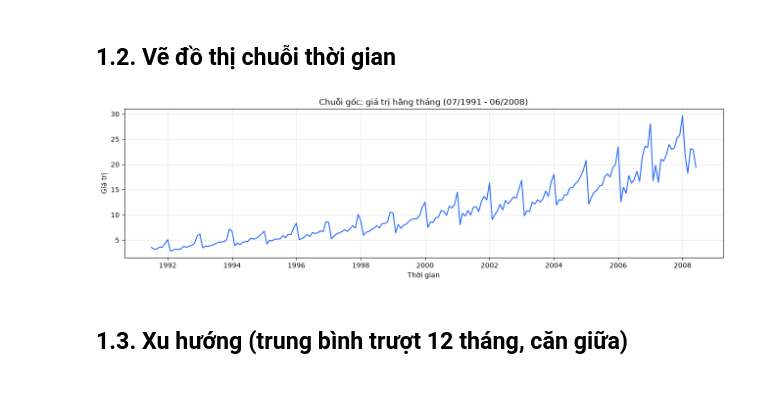
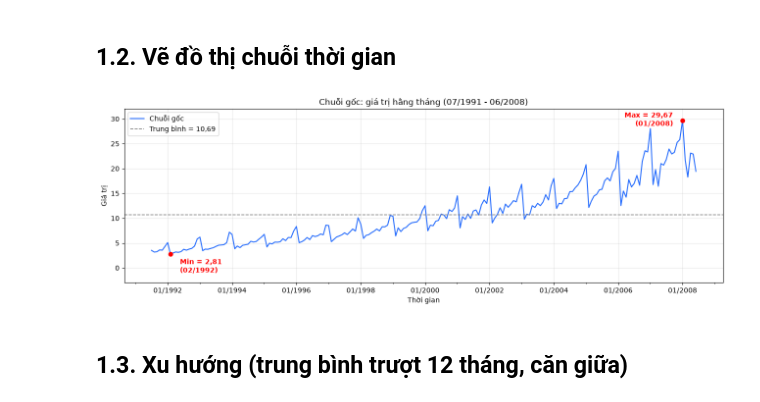
Before and after one commit to kyen-p/TimeSeries, a Jupyter notebook: Lab_2/docs/bai_tap_thuc_hanh/lab2_description.ipynb, the cells around one changed output. Saved outputs shown, nothing was run; the diff lists cells and outputs as text; code cells hidden in the pictures.

```diff
--- a/Lab_2/docs/bai_tap_thuc_hanh/lab2_description.ipynb
+++ b/Lab_2/docs/bai_tap_thuc_hanh/lab2_description.ipynb
@@ -59,17 +59,37 @@ memory usage: 3.2 KB
 Số giá trị thiếu: 0
 # %% [markdown]
 ## 1.2. Vẽ đồ thị chuỗi thời gian
-# %%
-plt.figure(figsize=(13, 4))
-plt.plot(y.index, y, color="#246BFD")
-plt.title("Chuỗi gốc: giá trị hằng tháng (07/1991 - 06/2008)")
-plt.xlabel("Thời gian")
-plt.ylabel("Giá trị")
-plt.grid(True, alpha=0.3)
-plt.tight_layout()
-plt.show()
-# %% [output]
-[figure, removed]
+# %%
+import matplotlib.dates as mdates
+
+def so(x, nd=1):
+    return f"{x:.{nd}f}".replace(".", ",")
+
+tb, vmin, vmax = y.mean(), y.min(), y.max()
+t_min, t_max = y.idxmin(), y.idxmax()
+
+plt.figure(figsize=(13, 4.5))
+plt.plot(y.index, y, color="#246BFD", label="Chuỗi gốc")
+plt.axhline(tb, color="gray", linestyle="--", linewidth=1.2, label=f"Trung bình = {so(tb, 2)}")
+plt.plot([t_min, t_max], [vmin, vmax], "o", color="red")
+plt.annotate(f"Min = {so(vmin, 2)}\n({t_min:%m/%Y})", (t_min, vmin), textcoords="offset points",
+             xytext=(14, -6), ha="left", va="top", color="red", fontweight="bold")
+plt.annotate(f"Max = {so(vmax, 2)}\n({t_max:%m/%Y})", (t_max, vmax), textcoords="offset points",
+             xytext=(-14, 1), ha="right", va="center", color="red", fontweight="bold")
+plt.title("Chuỗi gốc: giá trị hằng tháng (07/1991 - 06/2008)")
+plt.xlabel("Thời gian")
+plt.ylabel("Giá trị")
+plt.ylim(-3, 32)
+plt.legend(loc="upper left")
+plt.grid(True, alpha=0.3)
+ax = plt.gca()
+ax.xaxis.set_major_locator(mdates.YearLocator(2))
+ax.xaxis.set_major_formatter(mdates.DateFormatter("%m/%Y"))
+ax.xaxis.set_minor_locator(mdates.YearLocator(1))
+plt.tight_layout()
+plt.show()
+# %% [output]
+[figure, added]
 # %% [markdown]
 ## 1.3. Xu hướng (trung bình trượt 12 tháng, căn giữa)
 # %%
```
Also changed, not shown: parts of 8 cells of this notebook, 8 other files.
